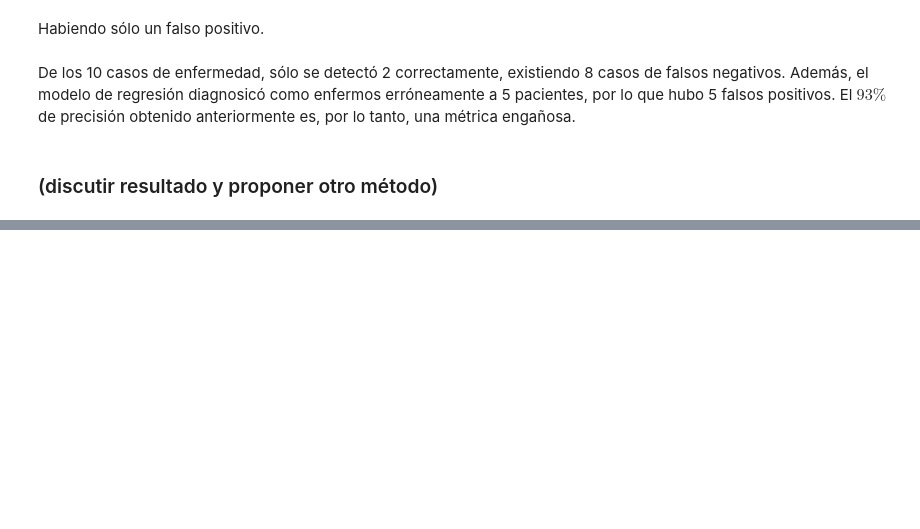
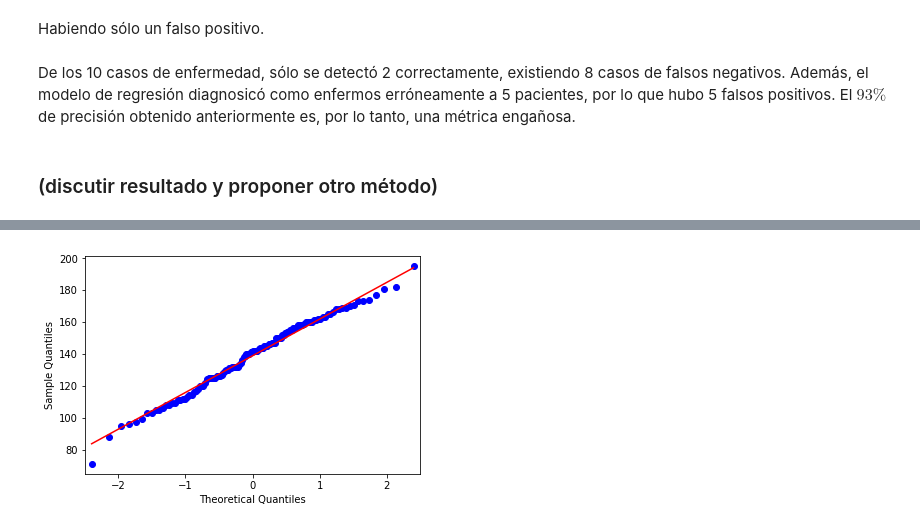
Before and after one commit to Buguemar/Tarea1ML, a Jupyter notebook: Pregunta-5.ipynb, the cells around one changed output, grey strips where cells are left out. Cells and saved outputs as stored; diff of their text form; code cells hidden in the pictures; blank space fills up the shorter version.

```diff
--- a/Pregunta-5.ipynb
+++ b/Pregunta-5.ipynb
@@ -218,0 +277,8 @@ De los 10 casos de enfermedad, sólo se detectó 2 correctamente, existiendo 8 c
+# %%
+import statsmodels.api as sm
+import numpy as np
+import pylab
+pylab.clf
+sm.qqplot(np.asarray(enfermos), line='s')
+# %% [output]
+[figure, added]
```
Also changed, not shown: parts of 16 cells of this notebook.
